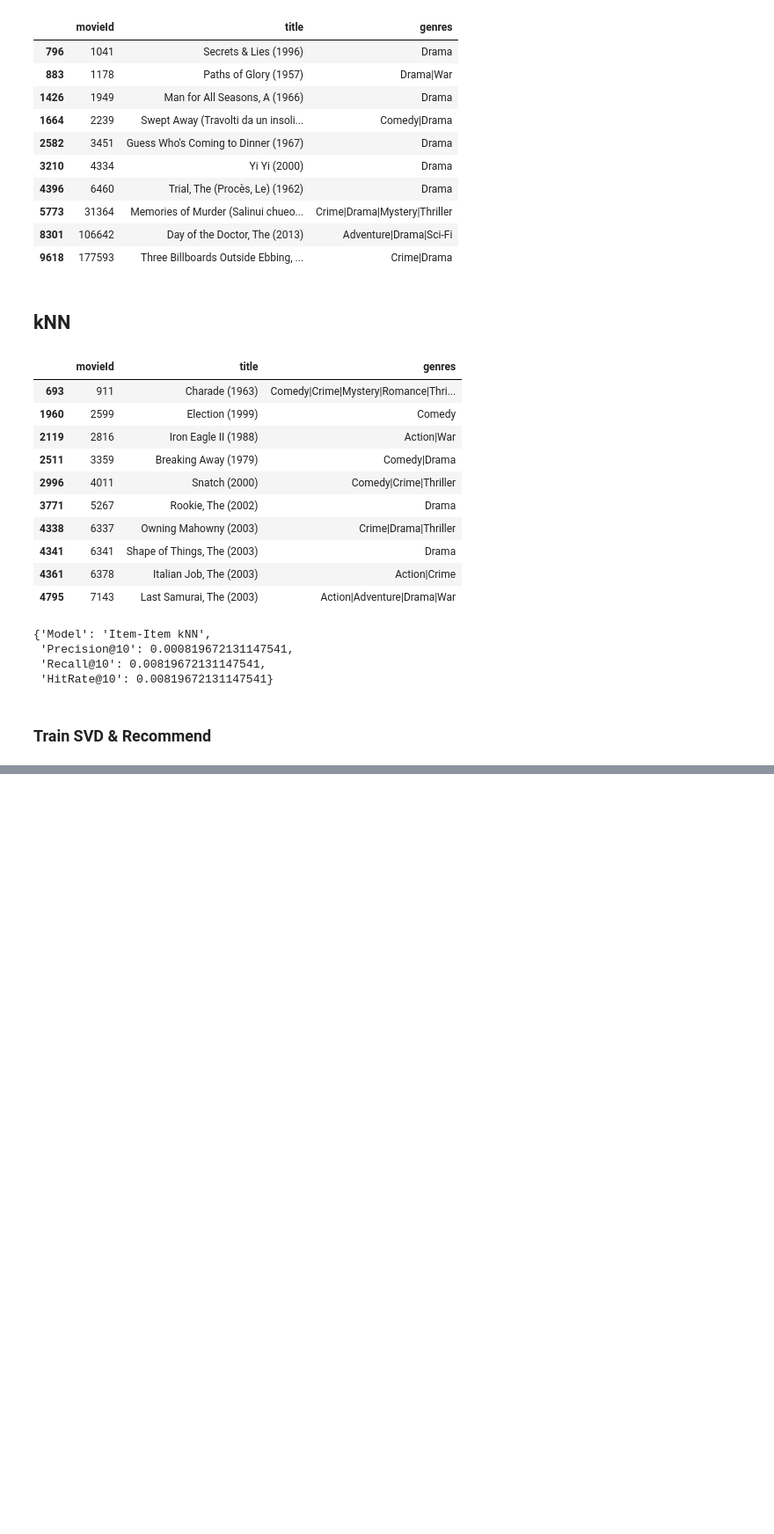
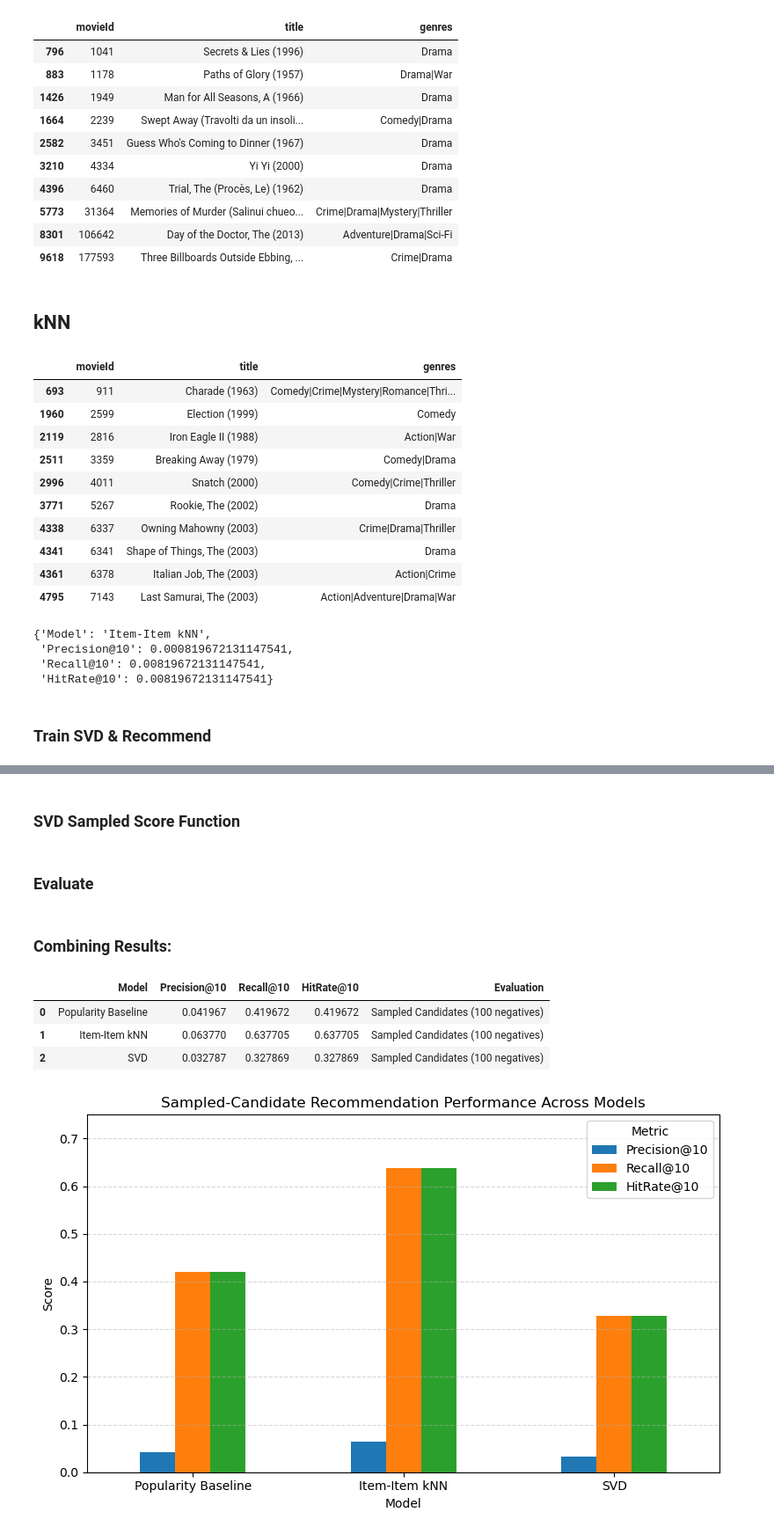
Before and after one commit to tyler-howell-git/Top-N-Recommendation, a Jupyter notebook: Demo.ipynb, the cells around one changed output, grey strips where cells are left out. Shown at 88% size. Saved outputs shown, nothing was run; the diff lists cells and outputs as text; code cells hidden in the pictures; blank space fills up the shorter version.

```diff
--- a/Demo.ipynb
+++ b/Demo.ipynb
@@ -484,0 +196,56 @@ sampled_results_df
+# %%
+#eval w/ sampled candidates for KNN
+knn_results = eval_recommender_sampled(train_df=train_df, test_df=test_df,movies_df=movies,
+                                       score_func=score_knn_candidates, model_name="Item-Item kNN", k=10,n_neg=100)
+# %% [markdown]
+### SVD Sampled Score Function
+# %%
+def score_svd_candidates(user_id, candidates):
+    predictions = []
+
+    #gen predictions for candidates using SVD model
+    for movie_id in candidates:
+        pred = svd_model.predict(user_id, movie_id).est
+        predictions.append((movie_id, pred))
+
+    predictions.sort(key=lambda x: x[1], reverse=True) #sort by predicted score
+
+    return [movie_id for movie_id, score in predictions]
+# %% [markdown]
+### Evaluate
+# %%
+#eval w/ sampled candidates for SVD
+svd_results = eval_recommender_sampled(train_df=train_df, test_df=test_df, movies_df=movies,
+                                       score_func=score_svd_candidates, model_name="SVD", k=10, n_neg=100)
+# %% [markdown]
+### Combining Results:
+# %%
+results_df = pd.DataFrame([popularity_results, knn_results, svd_results])
+results_df
+# %% [output]
+|  | Model | Precision@10 | Recall@10 | HitRate@10 | Evaluation |
+| 0 | Popularity Baseline | 0.041967 | 0.419672 | 0.419672 | Sampled Candidates (100 negatives) |
+| 1 | Item-Item kNN | 0.063770 | 0.637705 | 0.637705 | Sampled Candidates (100 negatives) |
+| 2 | SVD | 0.032787 | 0.327869 | 0.327869 | Sampled Candidates (100 negatives) |
+# %%
+import matplotlib.pyplot as plt
+
+metrics = ["Precision@10", "Recall@10", "HitRate@10"]
+plot_df = results_df.set_index("Model")[metrics]
+
+#grouped bar chart
+ax = plot_df.plot(kind="bar", figsize=(8, 5), rot=0)
+
+plt.title("Sampled-Candidate Recommendation Performance Across Models")
+plt.xlabel("Model")
+plt.ylabel("Score")
+plt.ylim(0, 0.75)
+plt.legend(title="Metric")
+plt.grid(axis="y", linestyle="--", alpha=0.5)
+plt.tight_layout()
+
+plt.savefig("sampled_candidate_model_comparison.png", dpi=300, bbox_inches="tight")
+
+plt.show()
+# %% [output]
+[figure, added]
```
Also changed, not shown: parts of 20 cells of this notebook, 6 other files.
